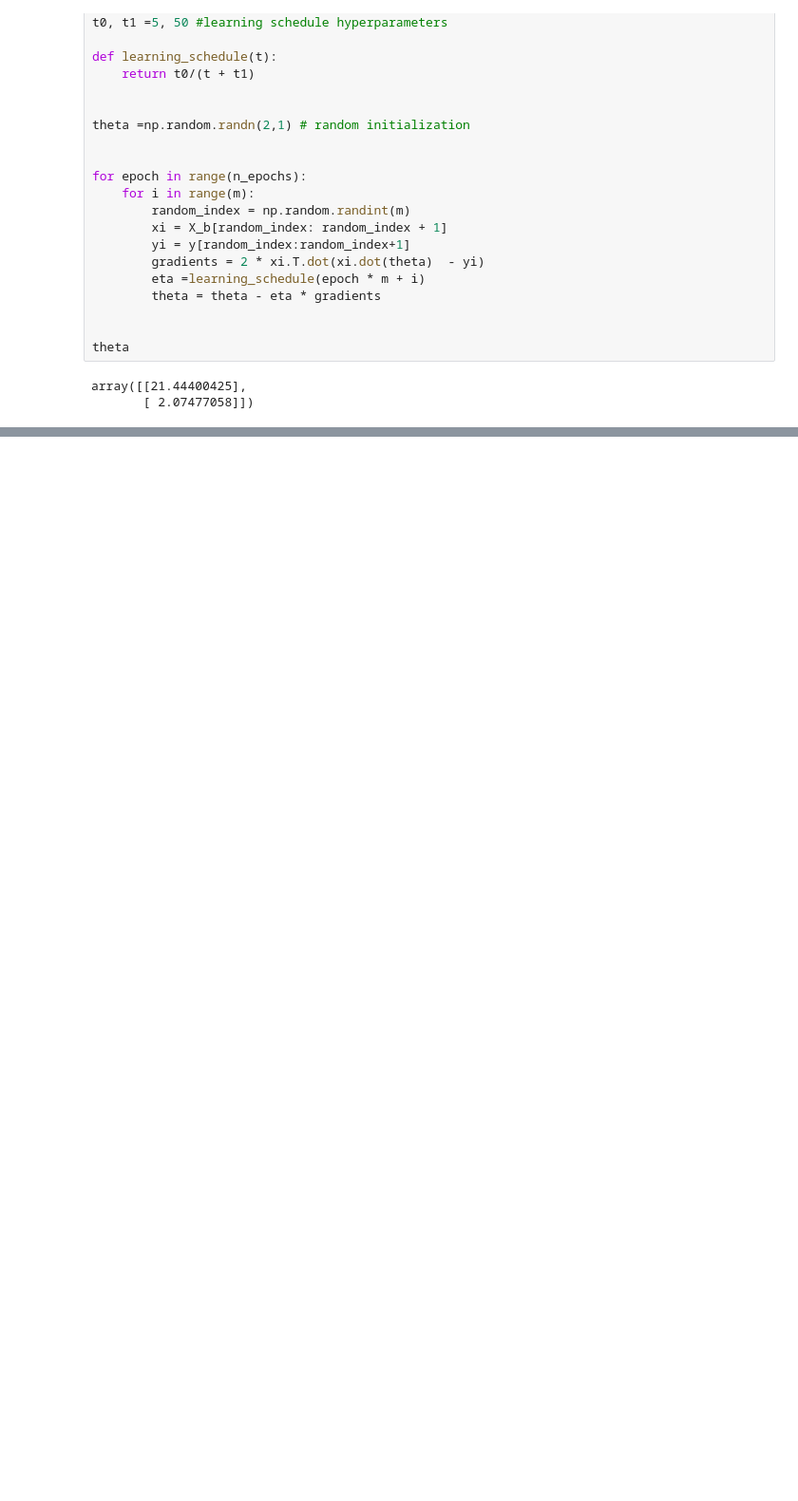
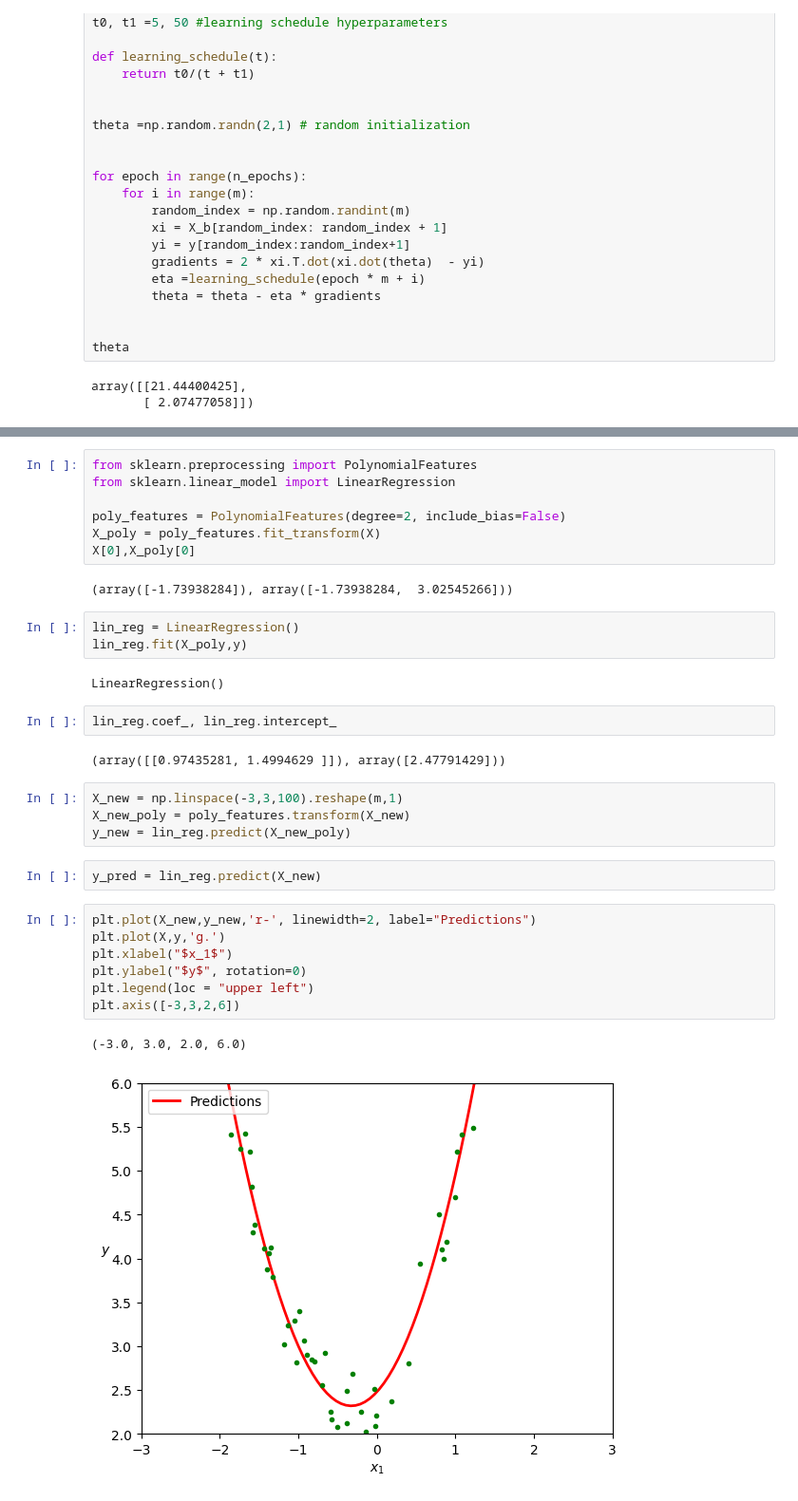
Before and after one commit to ARKA1112/HOML_AurelienG, a Jupyter notebook: chap4_TrainingM.ipynb, the cells around one changed output, grey strips where cells are left out. Shown: that part at 95% size. Saved outputs shown, nothing was run; the diff lists cells and outputs as text; blank space fills up the shorter version.

```diff
--- a/chap4_TrainingM.ipynb
+++ b/chap4_TrainingM.ipynb
@@ -160,0 +173,34 @@ array([[21.44400425],
+# %%
+from sklearn.preprocessing import PolynomialFeatures
+from sklearn.linear_model import LinearRegression
+
+poly_features = PolynomialFeatures(degree=2, include_bias=False)
+X_poly = poly_features.fit_transform(X)
+X[0],X_poly[0]
+# %% [output]
+(array([-1.73938284]), array([-1.73938284,  3.02545266]))
+# %%
+lin_reg = LinearRegression()
+lin_reg.fit(X_poly,y)
+# %% [output]
+LinearRegression()
+# %%
+lin_reg.coef_, lin_reg.intercept_
+# %% [output]
+(array([[0.97435281, 1.4994629 ]]), array([2.47791429]))
+# %%
+X_new = np.linspace(-3,3,100).reshape(m,1)
+X_new_poly = poly_features.transform(X_new)
+y_new = lin_reg.predict(X_new_poly)
+# %%
+y_pred = lin_reg.predict(X_new)
+# %%
+plt.plot(X_new,y_new,'r-', linewidth=2, label="Predictions")
+plt.plot(X,y,'g.')
+plt.xlabel("$x_1$")
+plt.ylabel("$y$", rotation=0)
+plt.legend(loc = "upper left")
+plt.axis([-3,3,2,6])
+# %% [output]
+(-3.0, 3.0, 2.0, 6.0)
+[figure, added]
```
Also changed, not shown: parts of 4 cells of this notebook.
